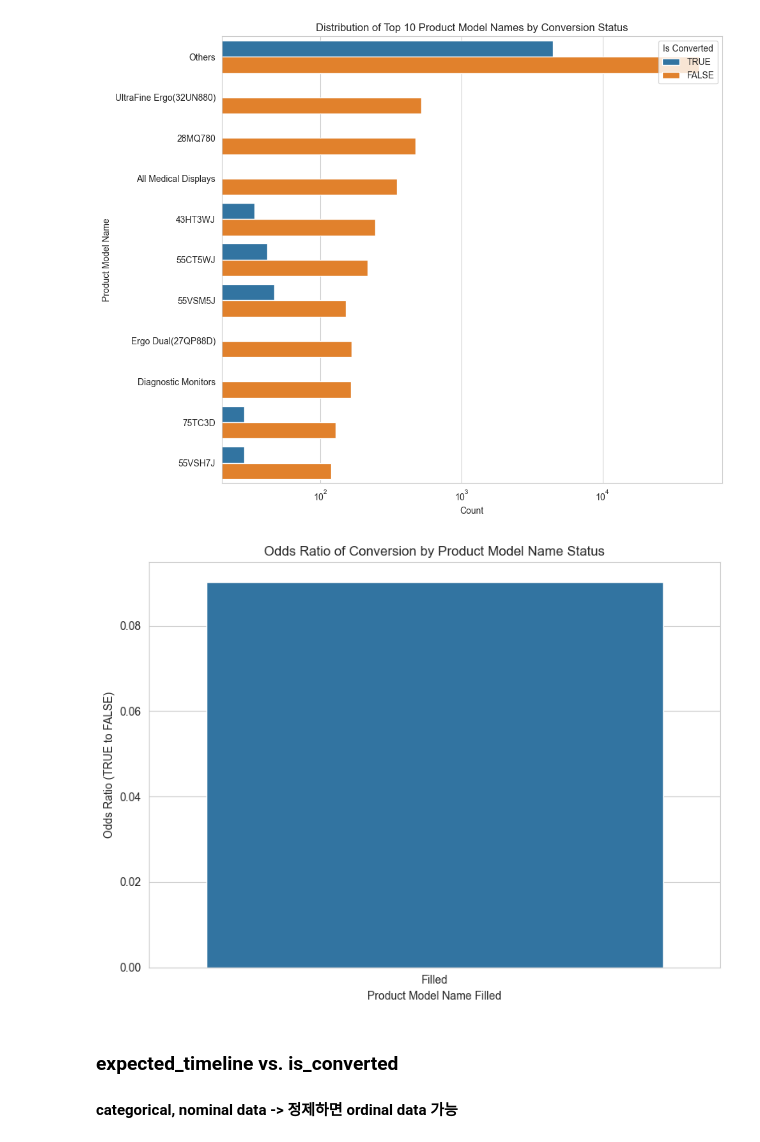
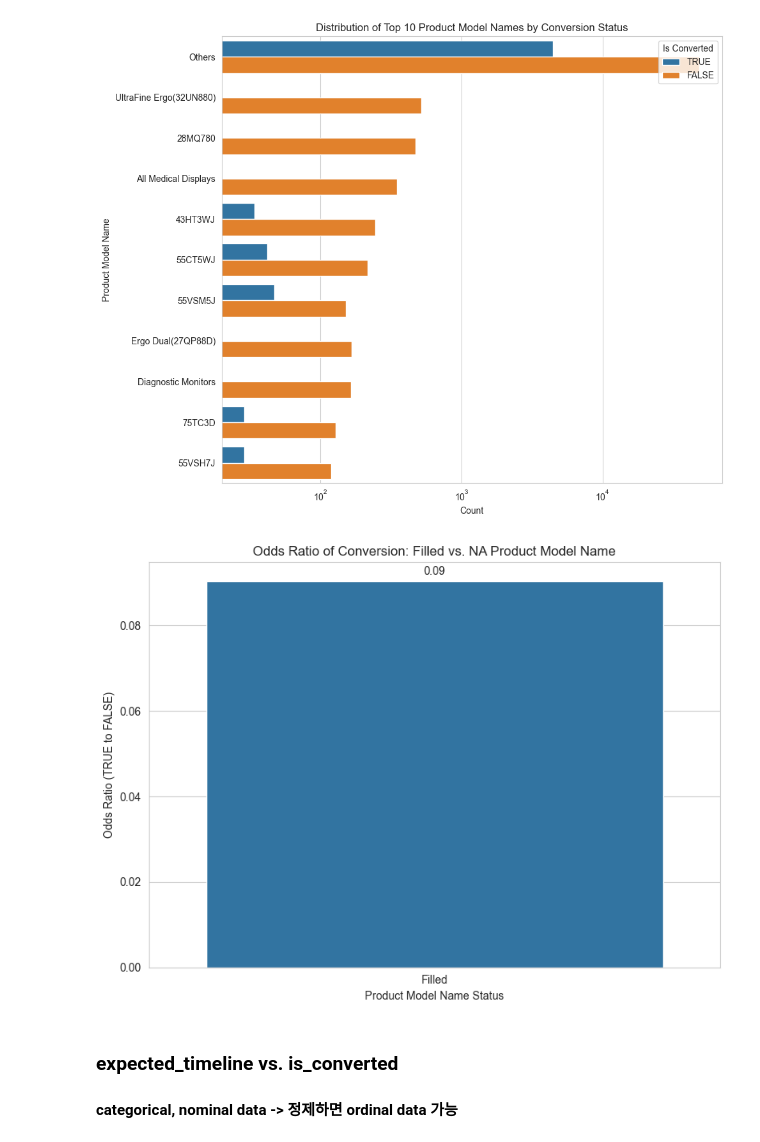
Before and after one commit to AhyoungOh/Coffee, a Jupyter notebook: eda.ipynb, the cells around one changed output. Drawn from its saved outputs; the diff is of its cells as text; code cells hidden in the pictures.

```diff
--- a/eda.ipynb
+++ b/eda.ipynb
@@ -482,26 +606,32 @@ plt.show()
 # %%
 # product_modelname과 마찬가지로, subcategory를 기입한 사용자들이 과연 is_converted에 영향을 미치는지 확인해보자.
 
-# Create a new column to categorize rows based on 'product_subcategory' being filled or NA
-df['product_subcategory_filled'] = np.where(df['product_subcategory'].isna(), 'NA', 'Filled')
+# Separate groups based on 'product_subcategory' being NA or not
+na_group_subcategory = df[df['product_subcategory'].isna()]
+non_na_group_subcategory = df[~df['product_subcategory'].isna()]
 
-# Calculate the counts of 'is_converted' for each category
-conversion_counts = df.groupby('product_subcategory_filled')['is_converted'].value_counts().unstack(fill_value=0)
+# Calculate odds ratio for NA group in 'product_subcategory'
+odds_ratio_na_subcategory = na_group_subcategory['is_converted'].value_counts(normalize=True).get(1, 0) / \
+                           na_group_subcategory['is_converted'].value_counts(normalize=True).get(0, 1)
 
-# Calculate odds ratio ('TRUE' to 'FALSE') for each category
-conversion_counts['odds_ratio'] = conversion_counts['TRUE'] / conversion_counts['FALSE']
+# Calculate overall odds ratio for non-NA 'product_subcategory'
+odds_ratio_non_na_subcategory = non_na_group_subcategory['is_converted'].value_counts(normalize=True).get(1, 0) / \
+                                non_na_group_subcategory['is_converted'].value_counts(normalize=True).get(0, 1)
 
-# Reset index to make 'product_subcategory_filled' a column (for plotting)
-conversion_counts.reset_index(inplace=True)
+# Prepare data for visualization
+odds_ratios_subcategory = pd.DataFrame({
+    'Category': ['NA', 'Filled'],
+    'Odds Ratio': [odds_ratio_na_subcategory, odds_ratio_non_na_subcategory]
+})
 
-# Visualization
 plt.figure(figsize=(8, 6))
-sns.barplot(data=conversion_counts, x='product_subcategory_filled', y='odds_ratio')
-plt.xlabel('Product Subcategory Filled')
+sns.barplot(data=odds_ratios_subcategory, x='Category', y='Odds Ratio')
+plt.xlabel('Product Subcategory Status')
 plt.ylabel('Odds Ratio (TRUE to FALSE)')
-plt.title('Odds Ratio of Conversion by Product Subcategory Status')
+plt.title('Odds Ratio of Conversion: NA vs. Filled Product Subcategory')
 plt.tight_layout()
 plt.show()
 
+
 # 아래서 보듯이, subcategory를 기입한 사용자들이 is_converted가 TRUE가 되는데 영향을 미치는 것으로 보인다.
 # %% [output]
@@ -558,28 +688,37 @@ plt.show()
 # %%
 # 위 visualization 만으로는, 특정 modelname의 영향은 없어보인다. 우리가 진짜 알고 싶은 insight는,
 # modelname을 작성한 사용자들이 conversion에 영향을 미치는지 여부이다.
 
 # Create a new column to categorize rows based on 'product_modelname' being filled or NA
 df['product_modelname_filled'] = np.where(df['product_modelname'].isna(), 'NA', 'Filled')
 
 # Calculate the counts of 'is_converted' for each category
 conversion_counts = df.groupby('product_modelname_filled')['is_converted'].value_counts().unstack(fill_value=0)
 
 # Calculate odds ratio ('TRUE' to 'FALSE') for each category
 conversion_counts['odds_ratio'] = conversion_counts['TRUE'] / conversion_counts['FALSE']
 
 # Reset index to make 'product_modelname_filled' a column (for plotting)
 conversion_counts.reset_index(inplace=True)
 
 # Visualization
 plt.figure(figsize=(8, 6))
-sns.barplot(data=conversion_counts, x='product_modelname_filled', y='odds_ratio')
-plt.xlabel('Product Model Name Filled')
+barplot = sns.barplot(data=conversion_counts, x='product_modelname_filled', y='odds_ratio')
+plt.xlabel('Product Model Name Status')
 plt.ylabel('Odds Ratio (TRUE to FALSE)')
-plt.title('Odds Ratio of Conversion by Product Model Name Status')
+plt.title('Odds Ratio of Conversion: Filled vs. NA Product Model Name')
 plt.tight_layout()
+
+# Annotate odds ratios on the bars for clarity
+for p in barplot.patches:
+    barplot.annotate(format(p.get_height(), '.2f'),
+                     (p.get_x() + p.get_width() / 2., p.get_height()),
+                     ha = 'center', va = 'center',
+                     xytext = (0, 9),
+                     textcoords = 'offset points')
+
 plt.show()
 
 #아래서 보듯이, modelname을 작성한 사용자들은 convert할 확률이 거의 두배에 미친다.
 # %% [output]
-[figure, old version]
+[figure, new version]
```
Also changed, not shown: parts of 20 cells of this notebook, 3 other files.
